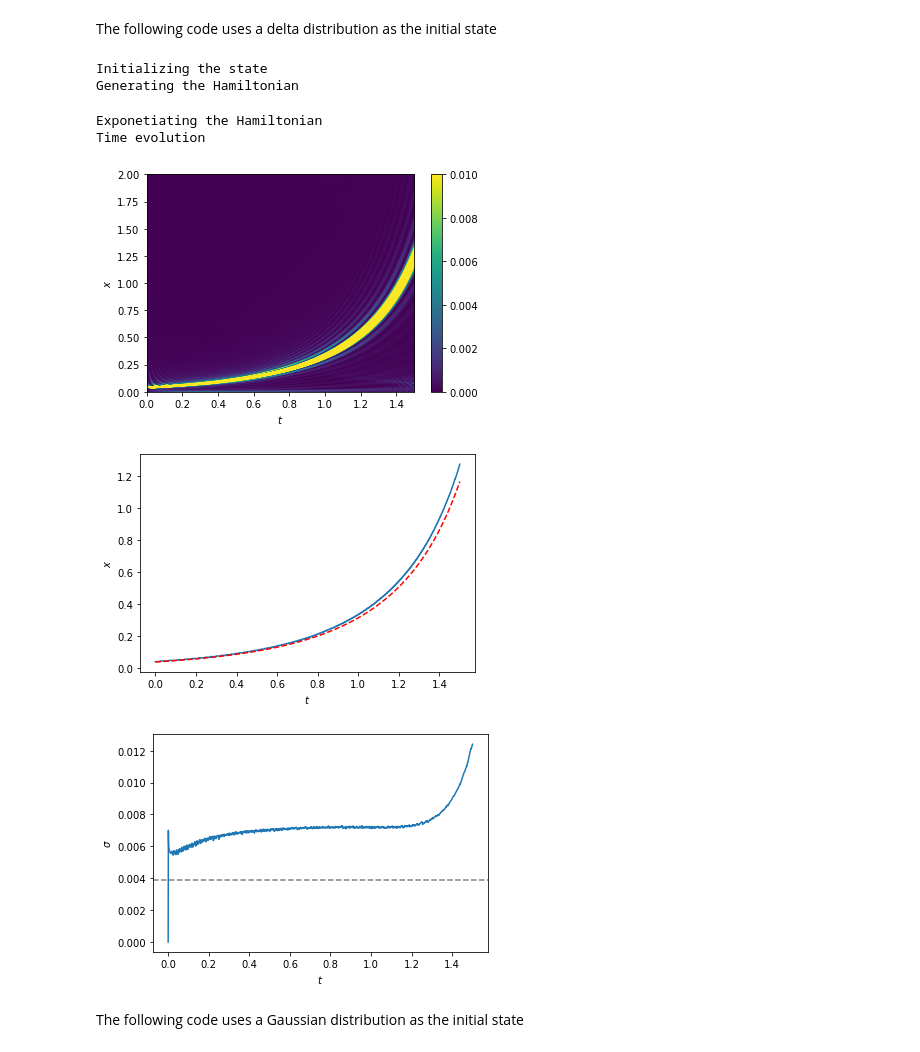
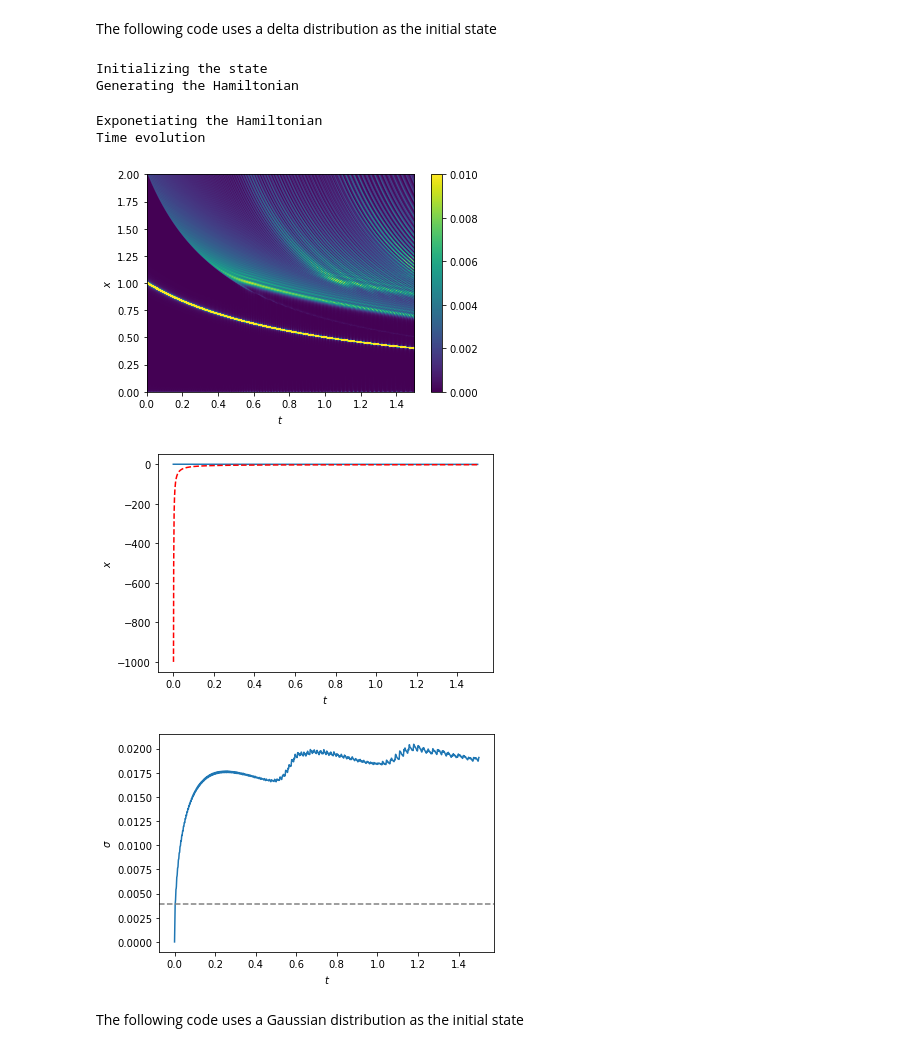
Before and after one commit to 1MChristensen/PhD-Work, a Jupyter notebook: KvN/KvN.ipynb, the cells around one changed output. Drawn from its saved outputs; the diff is of its cells as text; code cells hidden in the pictures.

```diff
--- a/KvN/KvN.ipynb
+++ b/KvN/KvN.ipynb
@@ -13,39 +13,39 @@ import numpy as np
 import KvN_tools as kvn
 # %%
 # Set up the grid
-n_qubits = 10
+n_qubits = 9
 n_grid = 2**n_qubits
 grid_extent = (0,2)
 x = np.linspace(*grid_extent, n_grid)
 
 # Set up time
 n_steps = 1500
 delta = 0.001
 t = np.linspace(0, n_steps*delta, n_steps)
 
 # Set up the initial state (delta in this case)
-psi = kvn.psi0(x, 0.037314)
+psi = kvn.psi0(x, 1)
 
 # Generate the Hamiltonian to solve generic quadratic ODE,
 # i.e. ax^2 + bx + c where a,b,c are in params list
-params = (1,2,0)
+params = (-1,0,0)
 H = kvn.KvN_hamiltonian(x, params)
 
 # Time evolve the state
 psi_store = kvn.time_evolution(H, psi, delta, n_steps)
 
 # Plot the results
 kvn.plot_evolution(x, psi_store, t)
-kvn.plot_mode(x, psi_store, t, plot_analytical=True, params=(0,-2,-2))
+kvn.plot_mode(x, psi_store, t, plot_analytical=False, params=(-1,0,0))
 kvn.plot_std(x, psi_store, t)
 # %% [output]
 Initializing the state
 Generating the Hamiltonian
 Exponetiating the Hamiltonian
 Time evolution
-[figure, old version]
+[figure, new version]
-[figure, old version]
+[figure, new version]
-[figure, old version]
+[figure, new version]
 # %% [markdown]
 The following code uses a Gaussian distribution as the initial state
 # %%
```
Also changed, not shown: 3 other files.
